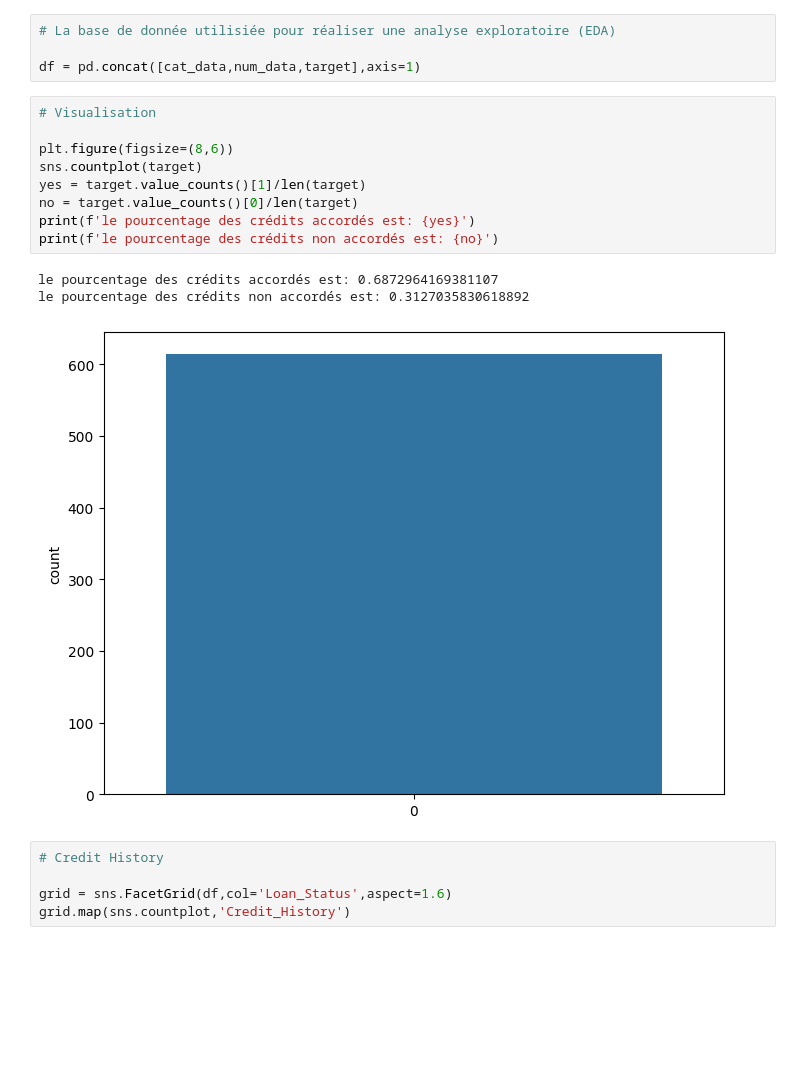
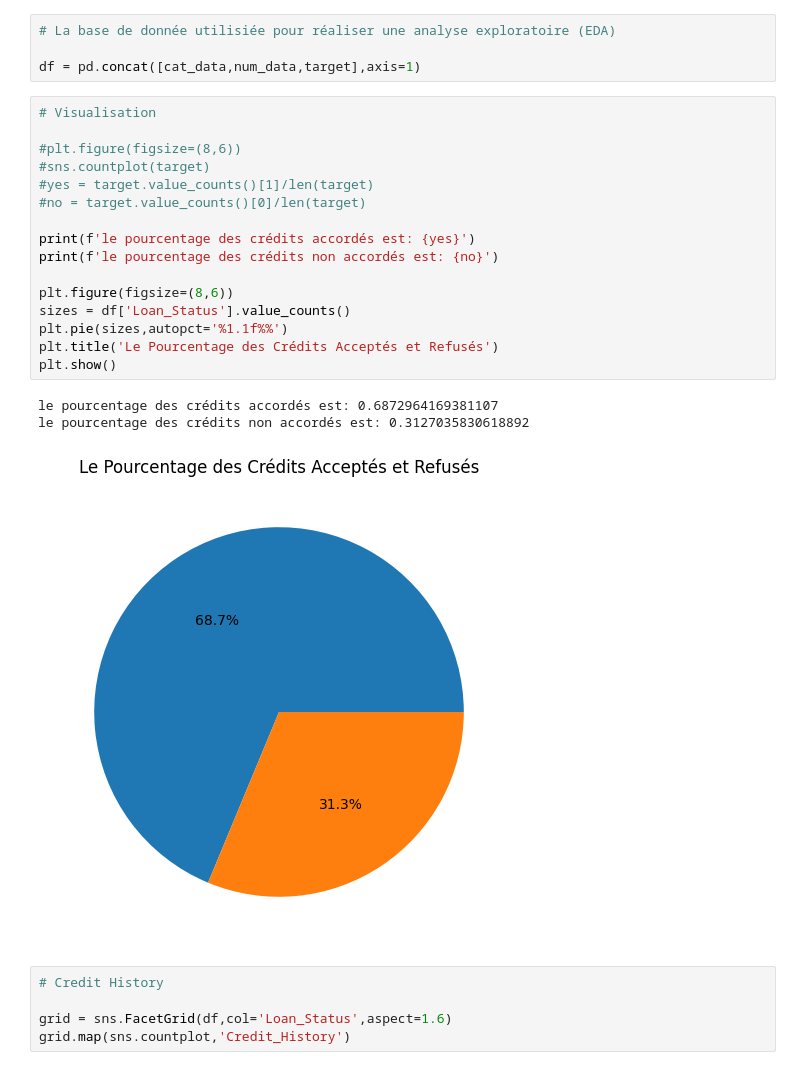
Before and after one commit to Ayzer-ORHAN/Ayzer-ORHAN, a Jupyter notebook: credit_model.ipynb, the cells around one changed output. Drawn from its saved outputs; the diff is of its cells as text; blank space fills up the shorter version.

```diff
--- a/credit_model.ipynb
+++ b/credit_model.ipynb
@@ -289,16 +289,23 @@ df = pd.concat([cat_data,num_data,target],axis=1)
 # %%
 # Visualisation
 
-plt.figure(figsize=(8,6))
-sns.countplot(target)
-yes = target.value_counts()[1]/len(target)
-no = target.value_counts()[0]/len(target)
+#plt.figure(figsize=(8,6))
+#sns.countplot(target)
+#yes = target.value_counts()[1]/len(target)
+#no = target.value_counts()[0]/len(target)
+
 print(f'le pourcentage des crédits accordés est: {yes}')
 print(f'le pourcentage des crédits non accordés est: {no}')
+
+plt.figure(figsize=(8,6))
+sizes = df['Loan_Status'].value_counts()
+plt.pie(sizes,autopct='%1.1f%%')
+plt.title('Le Pourcentage des Crédits Acceptés et Refusés')
+plt.show()
 # %% [output]
 le pourcentage des crédits accordés est: 0.6872964169381107
 le pourcentage des crédits non accordés est: 0.3127035830618892
-[figure, old version]
+[figure, new version]
 # %%
 # Credit History
 
```
